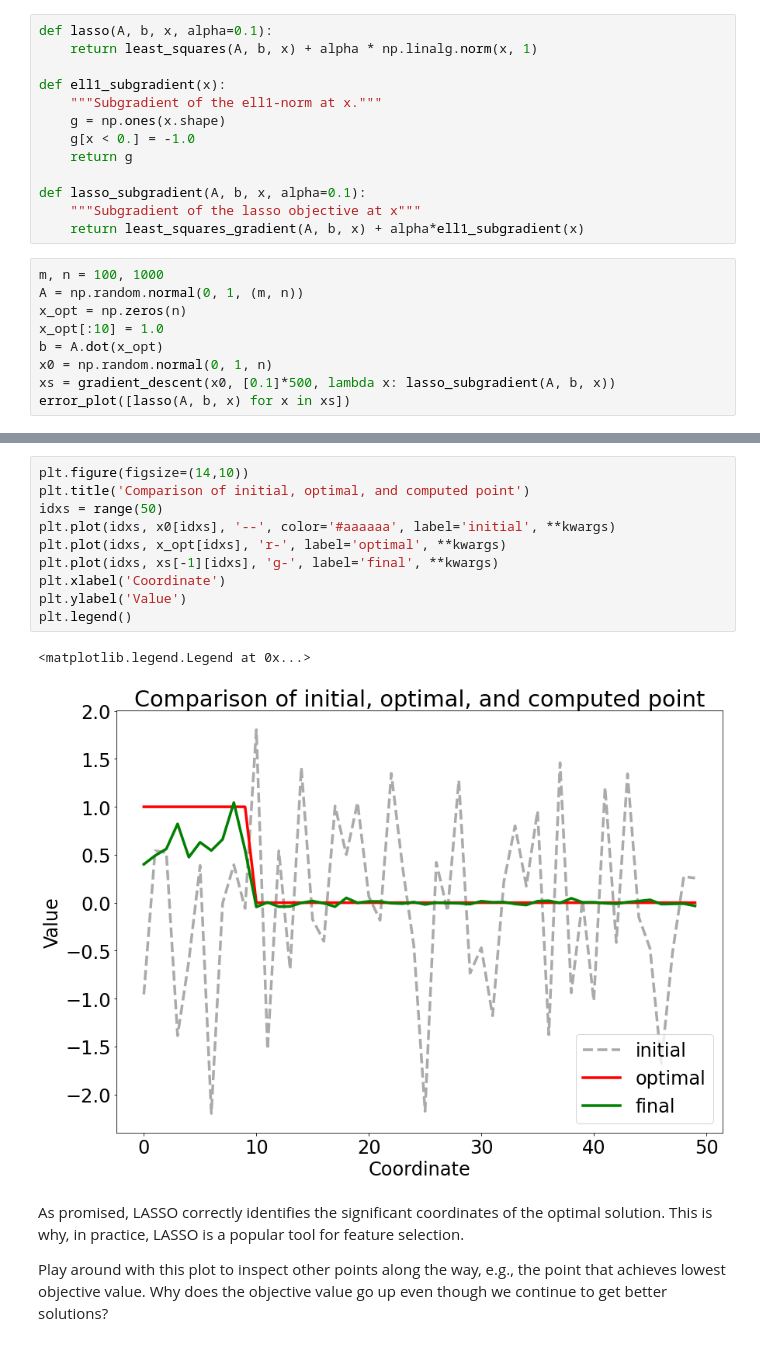
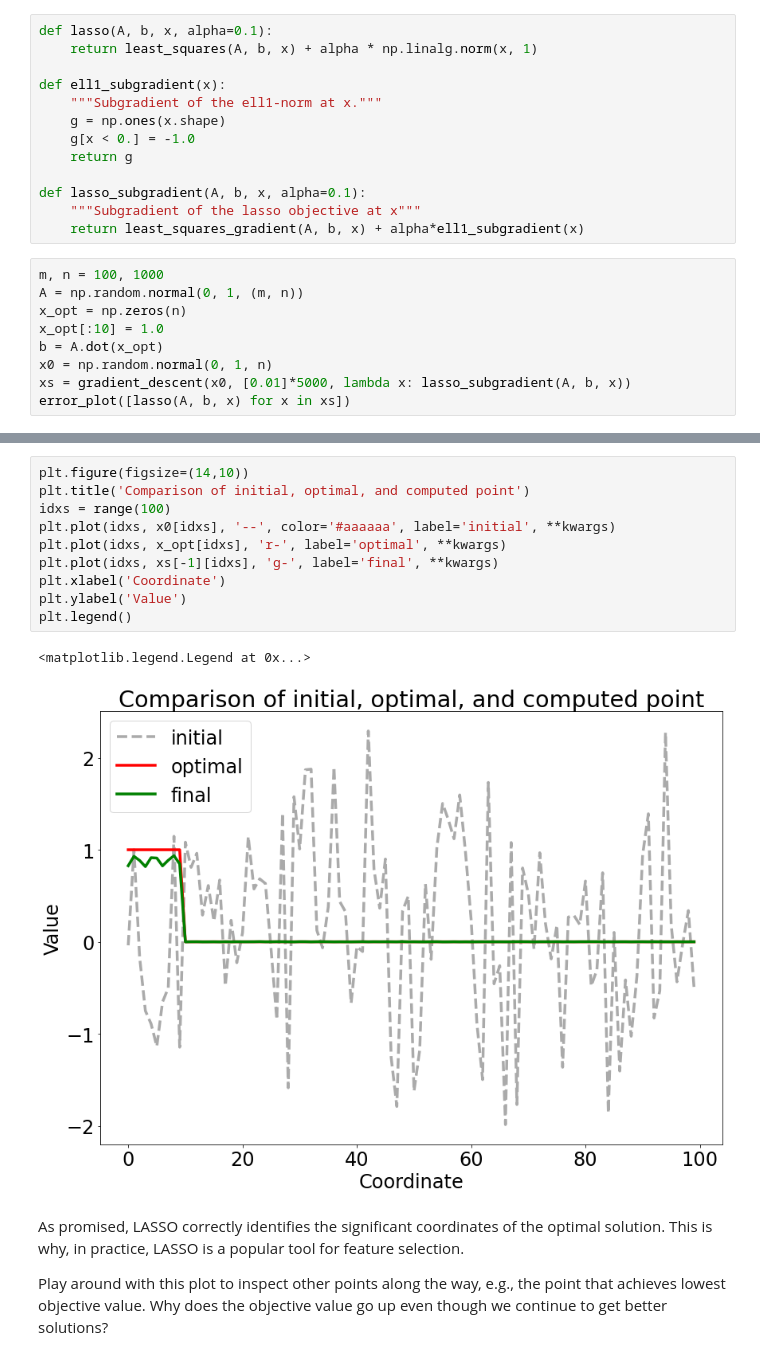
Before and after one commit to MerkulovDaniil/intro_opt, a Jupyter notebook: notebooks/intro_opt_5.ipynb, the cells around one changed output, grey strips where cells are left out. Drawn from its saved outputs; the diff is of its cells as text.

```diff
--- a/notebooks/intro_opt_5.ipynb
+++ b/notebooks/intro_opt_5.ipynb
@@ -405,6 +415,6 @@ x_opt = np.zeros(n)
 x_opt[:10] = 1.0
 b = A.dot(x_opt)
 x0 = np.random.normal(0, 1, n)
-xs = gradient_descent(x0, [0.1]*500, lambda x: lasso_subgradient(A, b, x))
+xs = gradient_descent(x0, [0.01]*5000, lambda x: lasso_subgradient(A, b, x))
 error_plot([lasso(A, b, x) for x in xs])
 # %% [output]
@@ -412,16 +422,16 @@ error_plot([lasso(A, b, x) for x in xs])
 # %%
 plt.figure(figsize=(14,10))
 plt.title('Comparison of initial, optimal, and computed point')
-idxs = range(50)
+idxs = range(100)
 plt.plot(idxs, x0[idxs], '--', color='#aaaaaa', label='initial', **kwargs)
 plt.plot(idxs, x_opt[idxs], 'r-', label='optimal', **kwargs)
 plt.plot(idxs, xs[-1][idxs], 'g-', label='final', **kwargs)
 plt.xlabel('Coordinate')
 plt.ylabel('Value')
 plt.legend()
 # %% [output]
 <matplotlib.legend.Legend at 0x...>
-[figure, old version]
+[figure, new version]
 # %% [markdown]
 As promised, LASSO correctly identifies the significant coordinates of the optimal solution. This is why, in practice, LASSO is a popular tool for feature selection.
 
```
Also changed, not shown: parts of 22 cells of this notebook.
